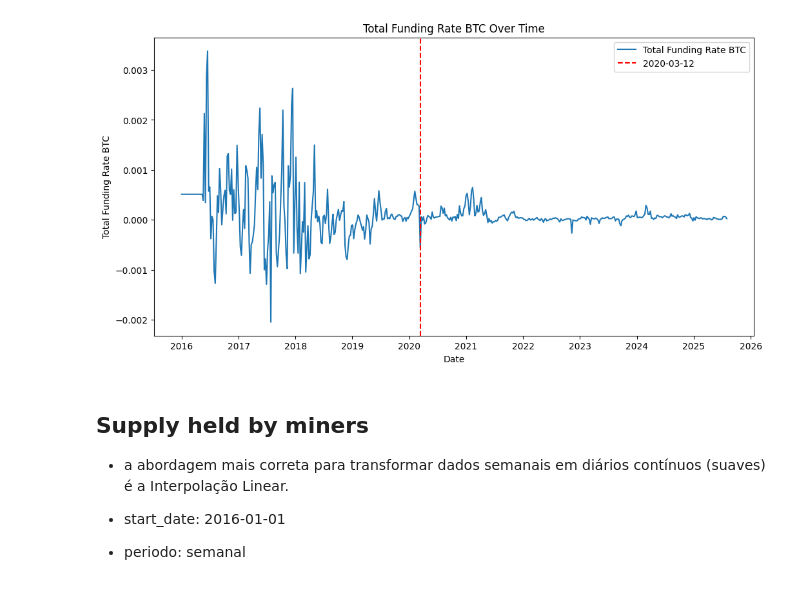
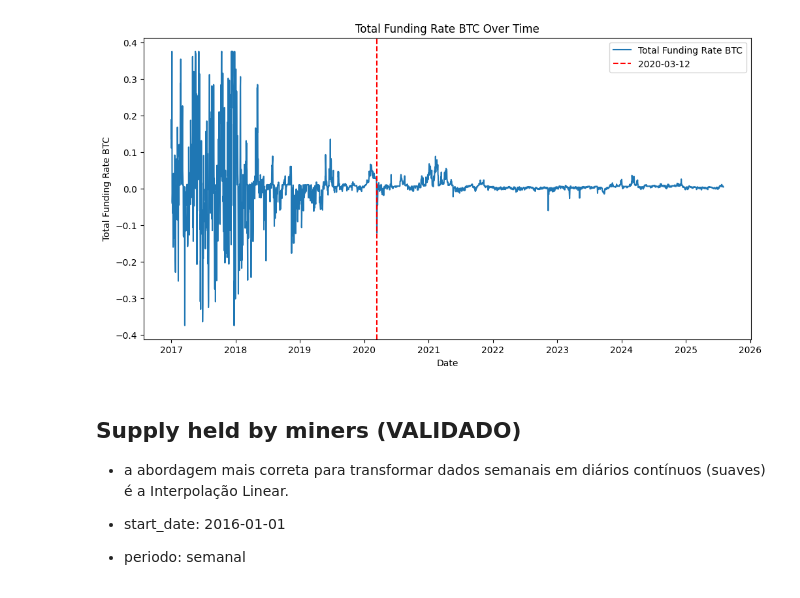
Before and after one commit to felipebaia/mba_dsa_usp_esalq, a Jupyter notebook: TCC/data/dados_btc/btc_etl.ipynb, the cells around one changed output. Saved outputs shown, nothing was run; the diff lists cells and outputs as text; code cells hidden in the pictures.

```diff
--- a/TCC/data/dados_btc/btc_etl.ipynb
+++ b/TCC/data/dados_btc/btc_etl.ipynb
@@ -140,17 +174,17 @@ df_funding_fixed
 # %%
 # criando um grafico de series temporais
 plt.figure(figsize=(12,6))
-plt.plot(df_funding_fixed['Data_UTC'], df_funding_fixed['total_funding_rate_btc'], label='Total Funding Rate BTC')
+plt.plot(df_funding_final['Data_UTC'], df_funding_final['Funding_Rate_Pct'], label='Total Funding Rate BTC')
 plt.xlabel('Date')
 plt.ylabel('Total Funding Rate BTC')
 plt.axvline(pd.to_datetime('2020-03-12'), color='red', linestyle='--', label='2020-03-12')
 plt.title('Total Funding Rate BTC Over Time')
 plt.legend()
 plt.show()
 # %% [output]
-[figure, old version]
+[figure, new version]
 # %% [markdown]
-## Supply held by miners
+## Supply held by miners (VALIDADO)
 
 - a abordagem mais correta para transformar dados semanais em diários contínuos (suaves) é a Interpolação Linear.
 
```
Also changed, not shown: parts of 33 cells of this notebook, 13 other files.
